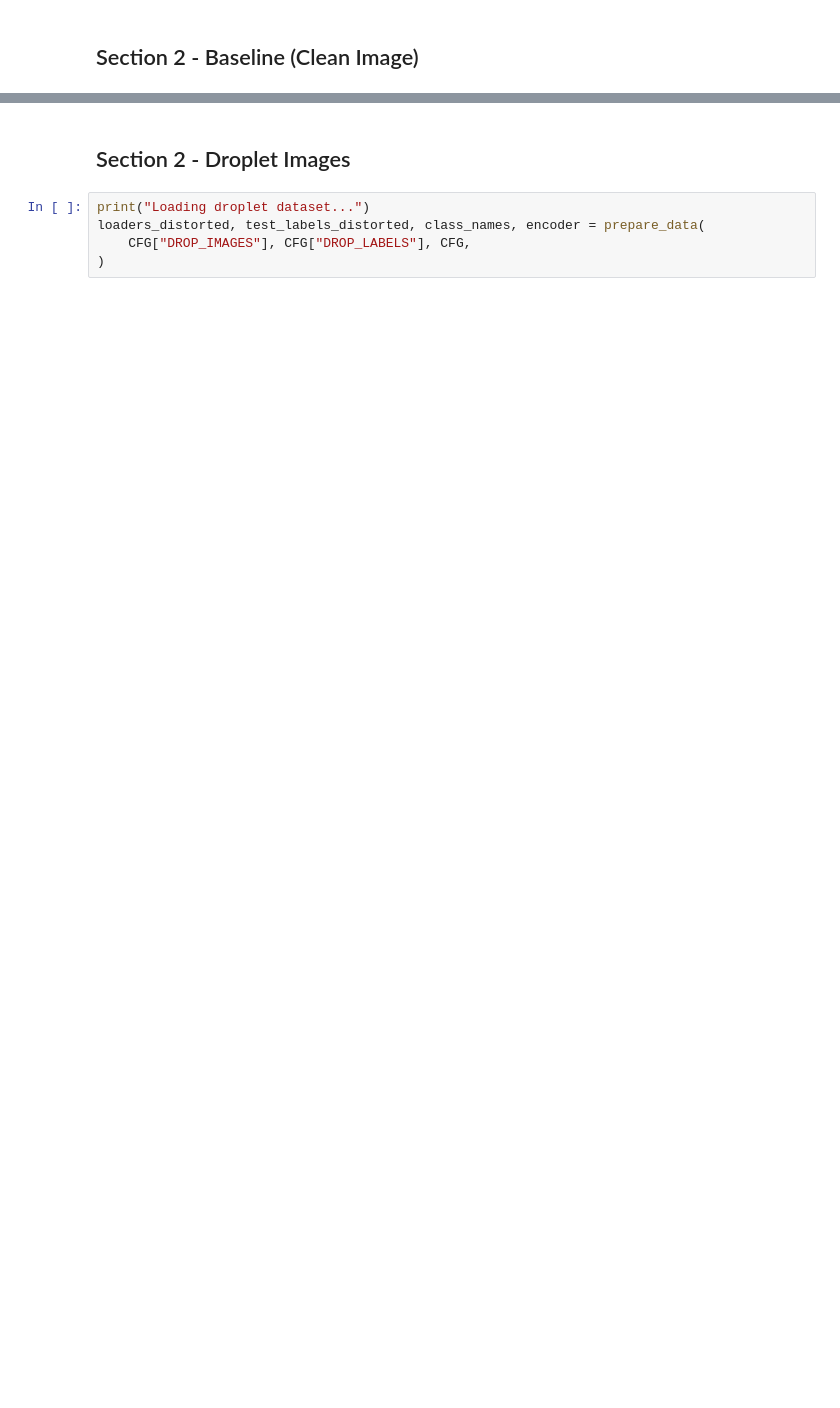
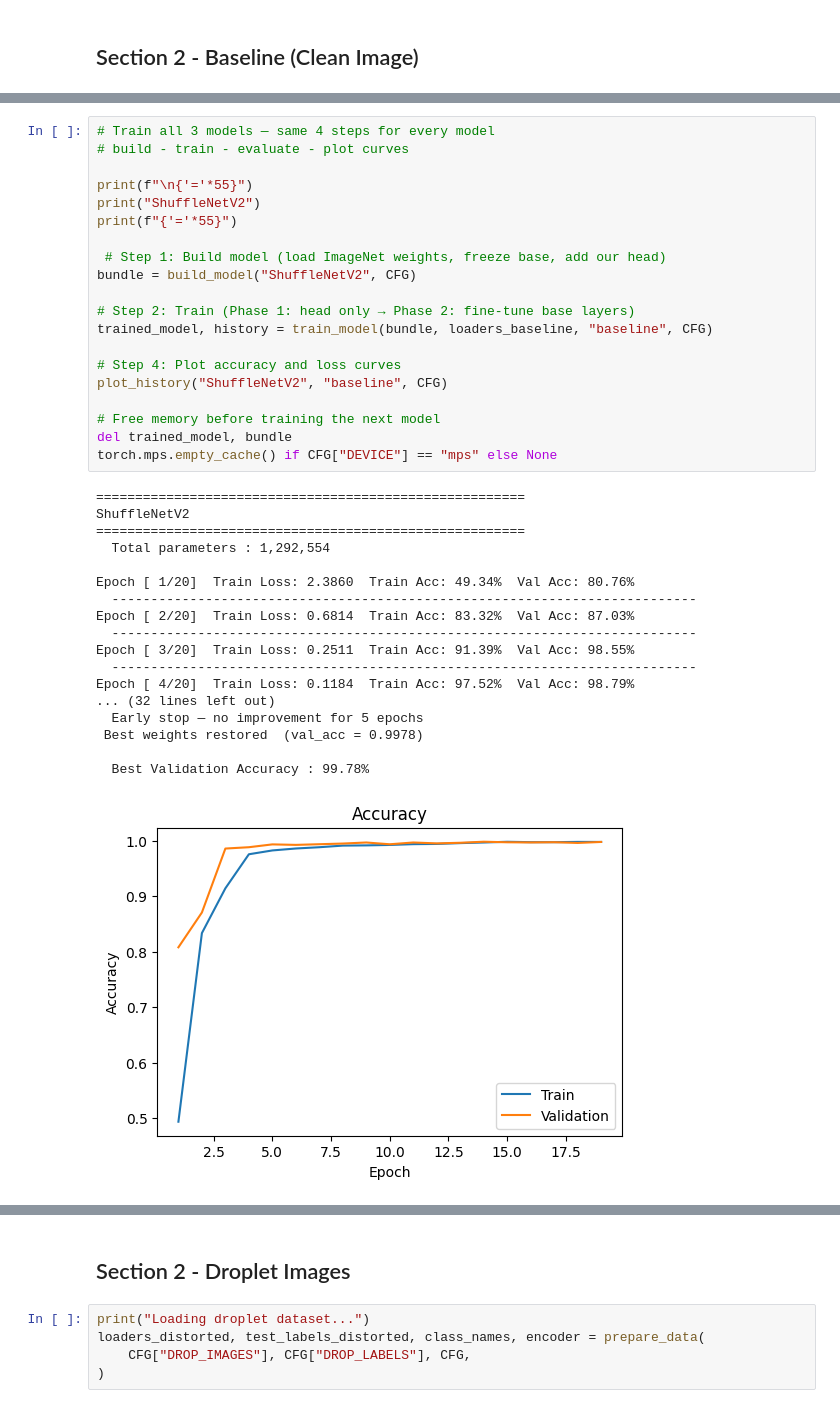
Before and after one commit to Aarti0105/Crop-disease-detection, a Jupyter notebook: notebooks/03_Training.ipynb, the cells around one changed output, grey strips where cells are left out. Saved outputs shown, nothing was run; the diff lists cells and outputs as text; blank space fills up the shorter version.

```diff
--- a/notebooks/03_Training.ipynb
+++ b/notebooks/03_Training.ipynb
@@ -101,0 +137,39 @@ Error:
+# %%
+# Train all 3 models — same 4 steps for every model
+# build - train - evaluate - plot curves
+
+print(f"\n{'='*55}")
+print("ShuffleNetV2")
+print(f"{'='*55}")
+
+ # Step 1: Build model (load ImageNet weights, freeze base, add our head)
+bundle = build_model("ShuffleNetV2", CFG)
+
+# Step 2: Train (Phase 1: head only → Phase 2: fine-tune base layers)
+trained_model, history = train_model(bundle, loaders_baseline, "baseline", CFG)
+
+# Step 4: Plot accuracy and loss curves
+plot_history("ShuffleNetV2", "baseline", CFG)
+
+# Free memory before training the next model
+del trained_model, bundle
+torch.mps.empty_cache() if CFG["DEVICE"] == "mps" else None
+# %% [output]
+=======================================================
+ShuffleNetV2
+=======================================================
+  Total parameters : 1,292,554
+
+Epoch [ 1/20]  Train Loss: 2.3860  Train Acc: 49.34%  Val Acc: 80.76%
+  ---------------------------------------------------------------------------
+Epoch [ 2/20]  Train Loss: 0.6814  Train Acc: 83.32%  Val Acc: 87.03%
+  ---------------------------------------------------------------------------
+Epoch [ 3/20]  Train Loss: 0.2511  Train Acc: 91.39%  Val Acc: 98.55%
+  ---------------------------------------------------------------------------
+Epoch [ 4/20]  Train Loss: 0.1184  Train Acc: 97.52%  Val Acc: 98.79%
+... (32 lines left out)
+  Early stop — no improvement for 5 epochs
+ Best weights restored  (val_acc = 0.9978)
+
+  Best Validation Accuracy : 99.78%
+[figure, added]
```
Also changed, not shown: parts of 12 cells of this notebook, 4 other files.
